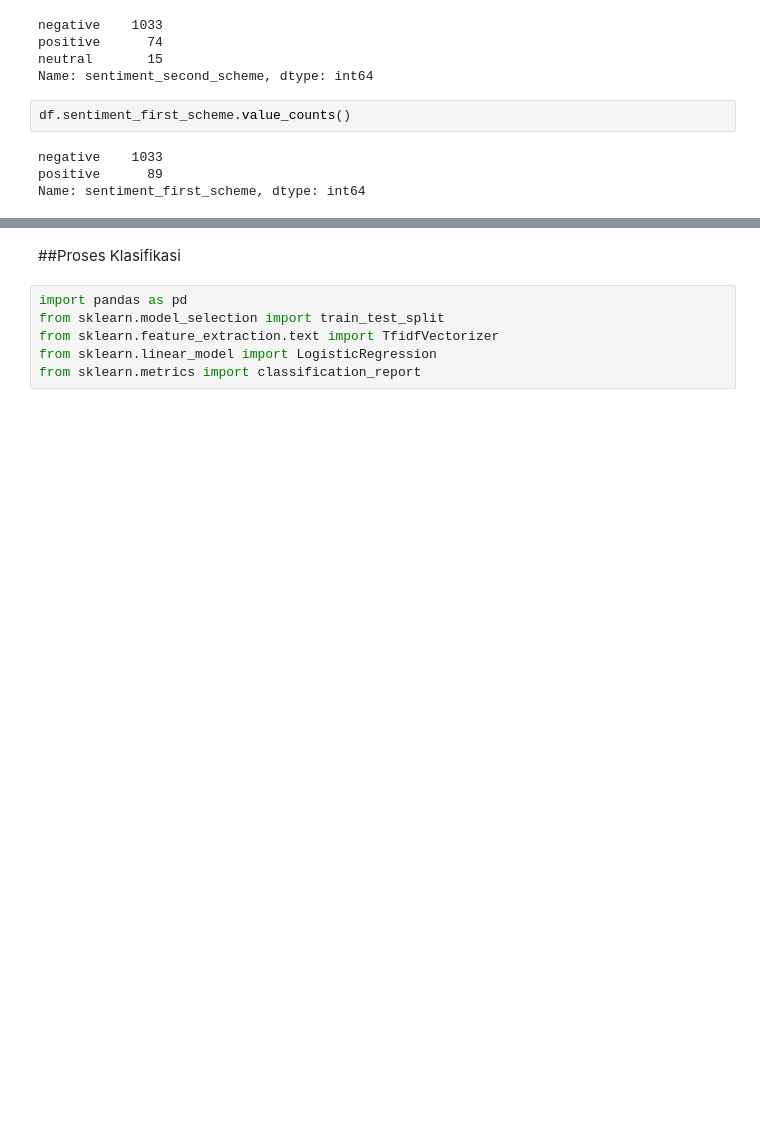
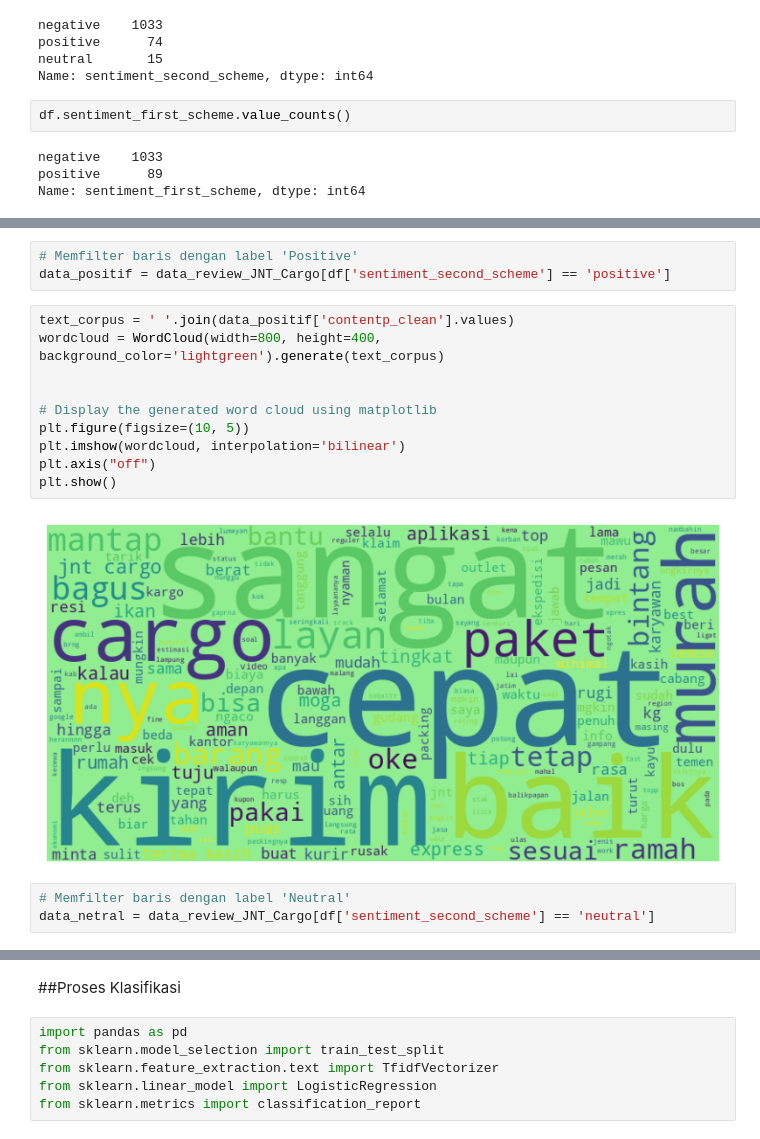
Before and after one commit to MuzniZakiRiyadi/Text_Analysis, a Jupyter notebook: UAS_TEXT_ANALYSIS_MUZNI_ZAKI_RIYADI_2008108010027.ipynb, the cells around one changed output, grey strips where cells are left out. Saved outputs shown, nothing was run; the diff lists cells and outputs as text; blank space fills up the shorter version.

```diff
--- a/UAS_TEXT_ANALYSIS_MUZNI_ZAKI_RIYADI_2008108010027.ipynb
+++ b/UAS_TEXT_ANALYSIS_MUZNI_ZAKI_RIYADI_2008108010027.ipynb
@@ -187,0 +248,18 @@ Name: sentiment_first_scheme, dtype: int64
+# %%
+# Memfilter baris dengan label 'Positive'
+data_positif = data_review_JNT_Cargo[df['sentiment_second_scheme'] == 'positive']
+# %%
+text_corpus = ' '.join(data_positif['contentp_clean'].values)
+wordcloud = WordCloud(width=800, height=400, background_color='lightgreen').generate(text_corpus)
+
+
+# Display the generated word cloud using matplotlib
+plt.figure(figsize=(10, 5))
+plt.imshow(wordcloud, interpolation='bilinear')
+plt.axis("off")
+plt.show()
+# %% [output]
+[figure, added]
+# %%
+# Memfilter baris dengan label 'Neutral'
+data_netral = data_review_JNT_Cargo[df['sentiment_second_scheme'] == 'neutral']
```
Also changed, not shown: parts of 25 cells of this notebook.
